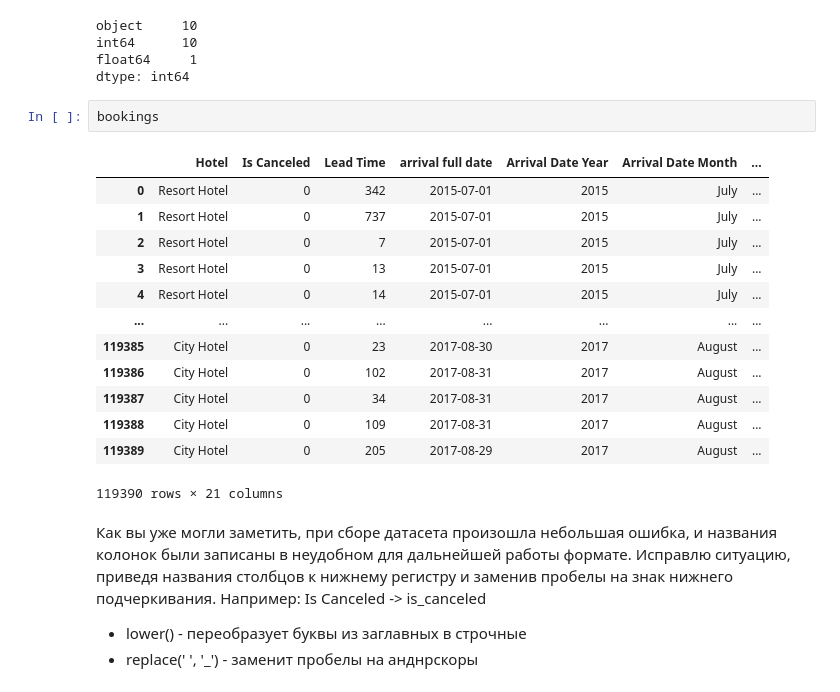
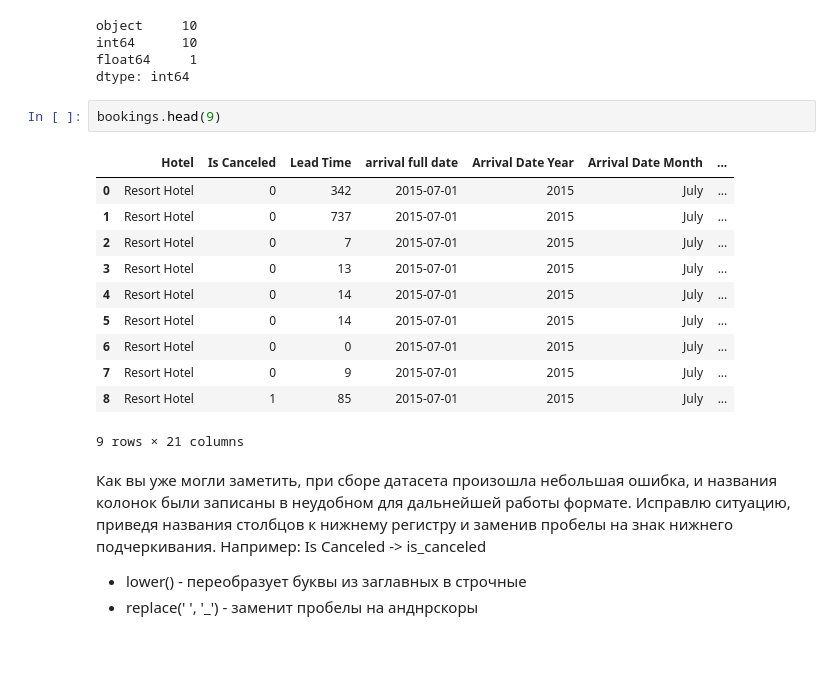
Before and after one commit to MaksimOsokin/training_in_pandas, a Jupyter notebook: mini_projects/Mini_proekt_Bookings.ipynb, the cells around one changed output. Saved outputs shown, nothing was run; the diff lists cells and outputs as text; blank space fills up the shorter version.

```diff
--- a/mini_projects/Mini_proekt_Bookings.ipynb
+++ b/mini_projects/Mini_proekt_Bookings.ipynb
@@ -102,21 +102,19 @@ int64      10
 float64     1
 dtype: int64
 # %%
-bookings
+bookings.head(9)
 # %% [output]
 |  | Hotel | Is Canceled | Lead Time | arrival full date | Arrival Date Year | Arrival Date Month | ... |
 | 0 | Resort Hotel | 0 | 342 | 2015-07-01 | 2015 | July | ... |
 | 1 | Resort Hotel | 0 | 737 | 2015-07-01 | 2015 | July | ... |
 | 2 | Resort Hotel | 0 | 7 | 2015-07-01 | 2015 | July | ... |
 | 3 | Resort Hotel | 0 | 13 | 2015-07-01 | 2015 | July | ... |
 | 4 | Resort Hotel | 0 | 14 | 2015-07-01 | 2015 | July | ... |
-| ... | ... | ... | ... | ... | ... | ... | ... |
-| 119385 | City Hotel | 0 | 23 | 2017-08-30 | 2017 | August | ... |
-| 119386 | City Hotel | 0 | 102 | 2017-08-31 | 2017 | August | ... |
-| 119387 | City Hotel | 0 | 34 | 2017-08-31 | 2017 | August | ... |
-| 119388 | City Hotel | 0 | 109 | 2017-08-31 | 2017 | August | ... |
-| 119389 | City Hotel | 0 | 205 | 2017-08-29 | 2017 | August | ... |
+| 5 | Resort Hotel | 0 | 14 | 2015-07-01 | 2015 | July | ... |
+| 6 | Resort Hotel | 0 | 0 | 2015-07-01 | 2015 | July | ... |
+| 7 | Resort Hotel | 0 | 9 | 2015-07-01 | 2015 | July | ... |
+| 8 | Resort Hotel | 1 | 85 | 2015-07-01 | 2015 | July | ... |
-119390 rows × 21 columns
+9 rows × 21 columns
 # %% [markdown]
 Как вы уже могли заметить, при сборе датасета произошла небольшая ошибка, и названия колонок были записаны в неудобном для дальнейшей работы формате. Исправлю ситуацию, приведя названия столбцов к нижнему регистру и заменив пробелы на знак нижнего подчеркивания.
 Например: Is Canceled -> is_canceled
```
Also changed, not shown: parts of 19 cells of this notebook.
